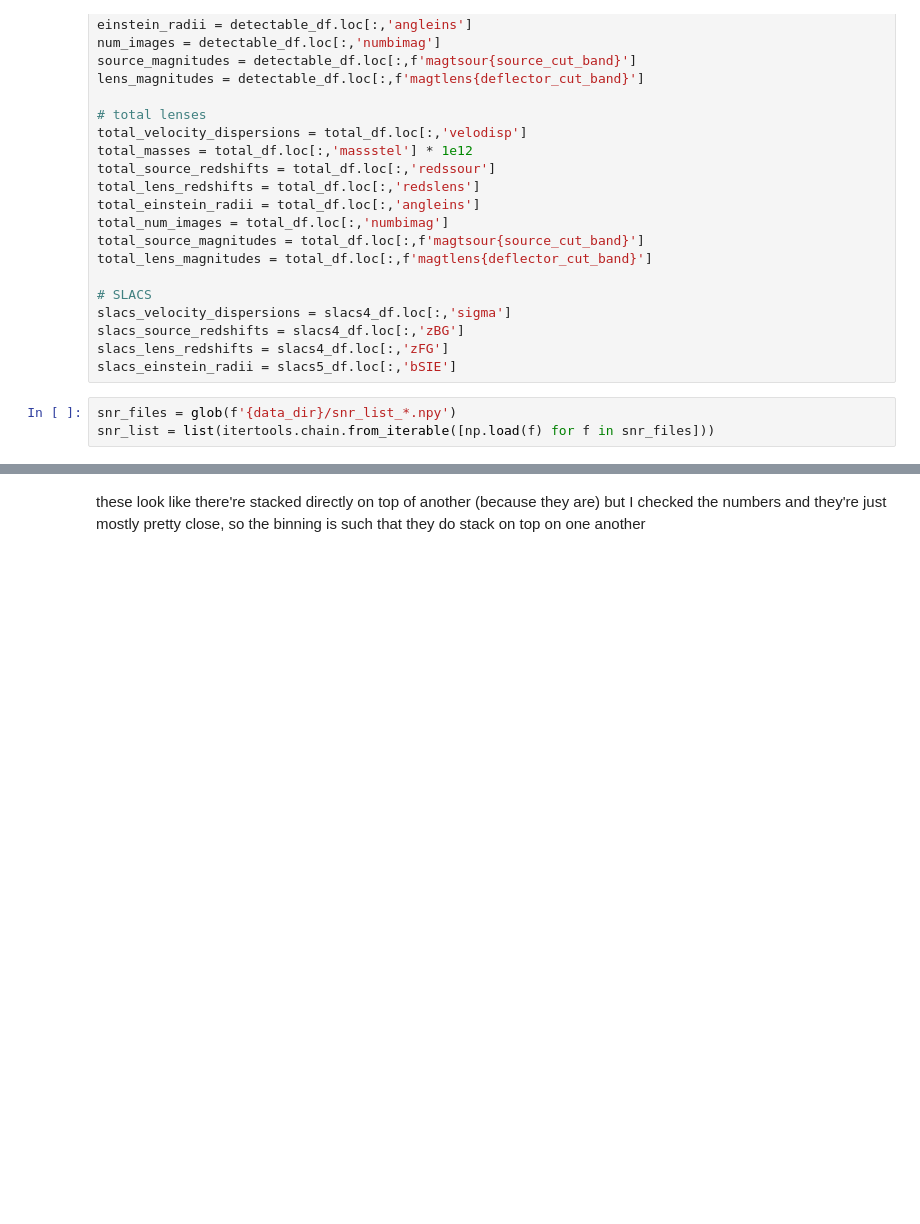
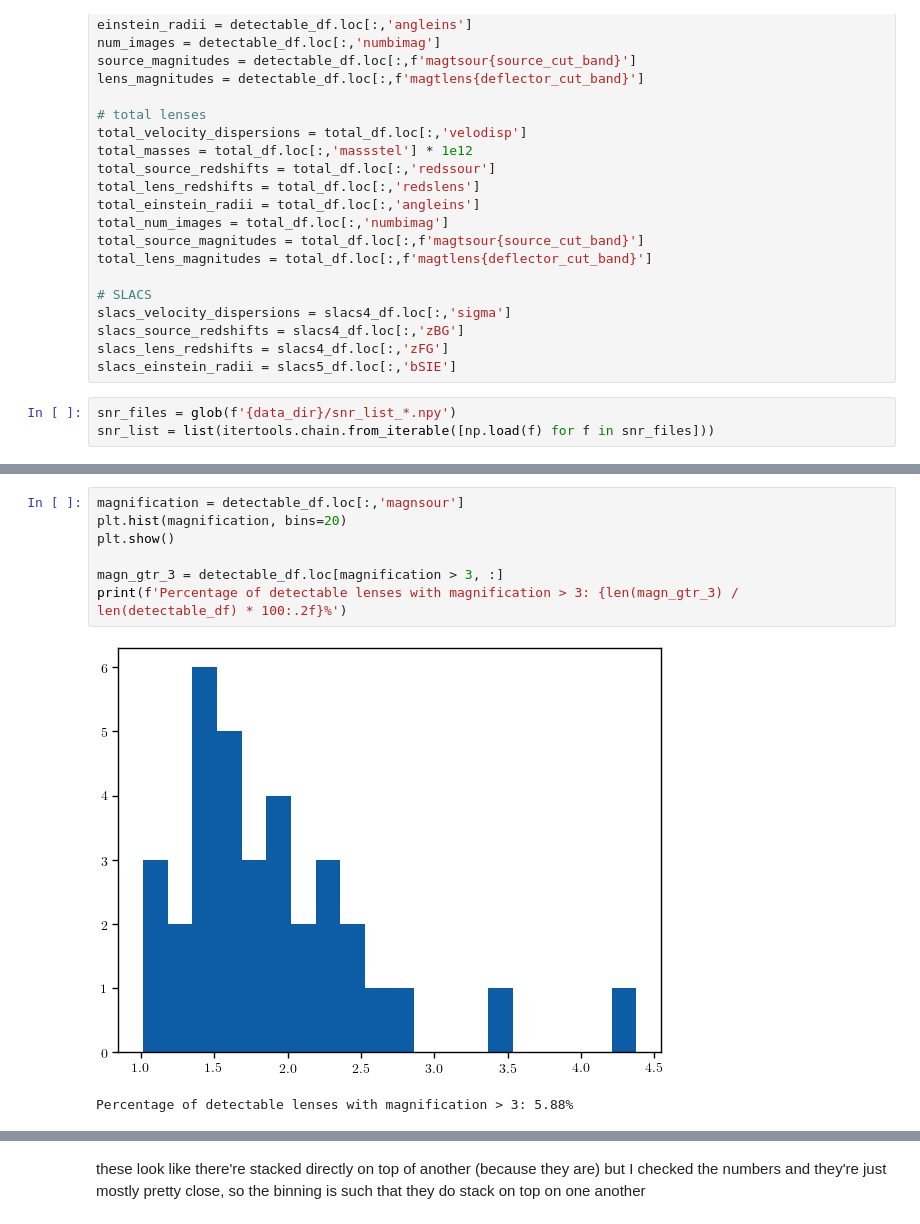
Before and after one commit to AstroMusers/mejiro, a Jupyter notebook: paper/figure_notebooks/skypy_statistics.ipynb, the cells around one changed output, grey strips where cells are left out. Cells and saved outputs as stored; diff of their text form; blank space fills up the shorter version.

```diff
--- a/paper/figure_notebooks/skypy_statistics.ipynb
+++ b/paper/figure_notebooks/skypy_statistics.ipynb
@@ -186,3 +186,13 @@ plt.show()
+# %%
+magnification = detectable_df.loc[:,'magnsour']
+plt.hist(magnification, bins=20)
+plt.show()
+
+magn_gtr_3 = detectable_df.loc[magnification > 3, :]
+print(f'Percentage of detectable lenses with magnification > 3: {len(magn_gtr_3) / len(detectable_df) * 100:.2f}%')
+# %% [output]
+[figure, added]
+Percentage of detectable lenses with magnification > 3: 5.88%
 # %%
 einstein_radii.sort_values(ascending=True).head(10)
 # %% [output]
```
Also changed, not shown: parts of 4 cells of this notebook, 10 other files.
